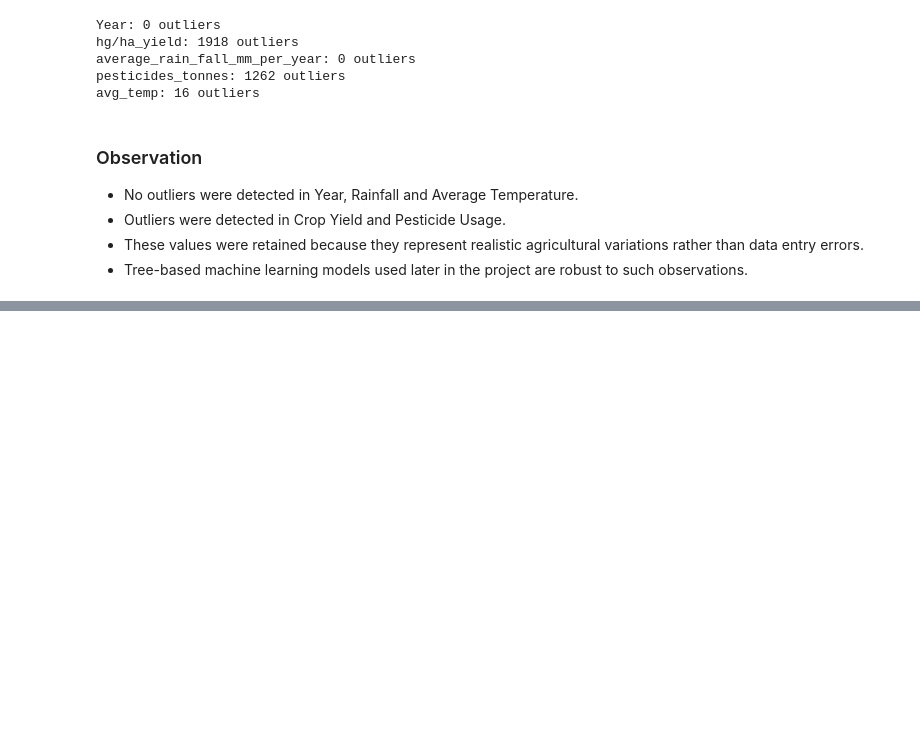
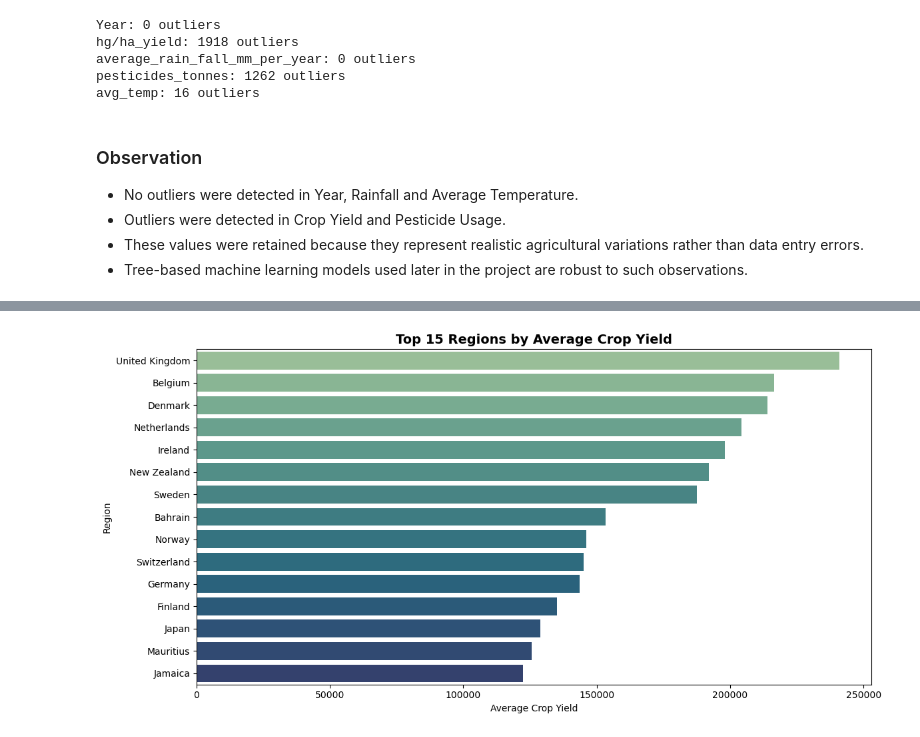
Before and after one commit to nidhi-yadav20799/CropYield-Predictor-Agricultural-Intelligence, a Jupyter notebook: notebooks/01_Data_Loading.ipynb, the cells around one changed output, grey strips where cells are left out. Cells and saved outputs as stored; diff of their text form; code cells hidden in the pictures; blank space fills up the shorter version.

```diff
--- a/notebooks/01_Data_Loading.ipynb
+++ b/notebooks/01_Data_Loading.ipynb
@@ -320,0 +501,39 @@ df_clean.to_csv(
+# %%
+#Crop Yield by Region (Top 15)
+top_regions = (
+    df.groupby("Area")["hg/ha_yield"]
+      .mean()
+      .sort_values(ascending=False)
+      .head(15)
+)
+
+plt.figure(figsize=(12,6))
+
+sns.barplot(
+    x=top_regions.values,
+    y=top_regions.index,
+    hue=top_regions.index,
+    palette="crest",
+    legend=False
+)
+
+plt.title(
+    "Top 15 Regions by Average Crop Yield",
+    fontsize=14,
+    fontweight="bold"
+)
+
+plt.xlabel("Average Crop Yield")
+plt.ylabel("Region")
+
+plt.tight_layout()
+
+plt.savefig(
+    "../images/crop_yield_by_region.png",
+    dpi=300,
+    bbox_inches="tight"
+)
+
+plt.show()
+# %% [output]
+[figure, added]
```
Also changed, not shown: parts of 24 cells of this notebook, 8 other files.
